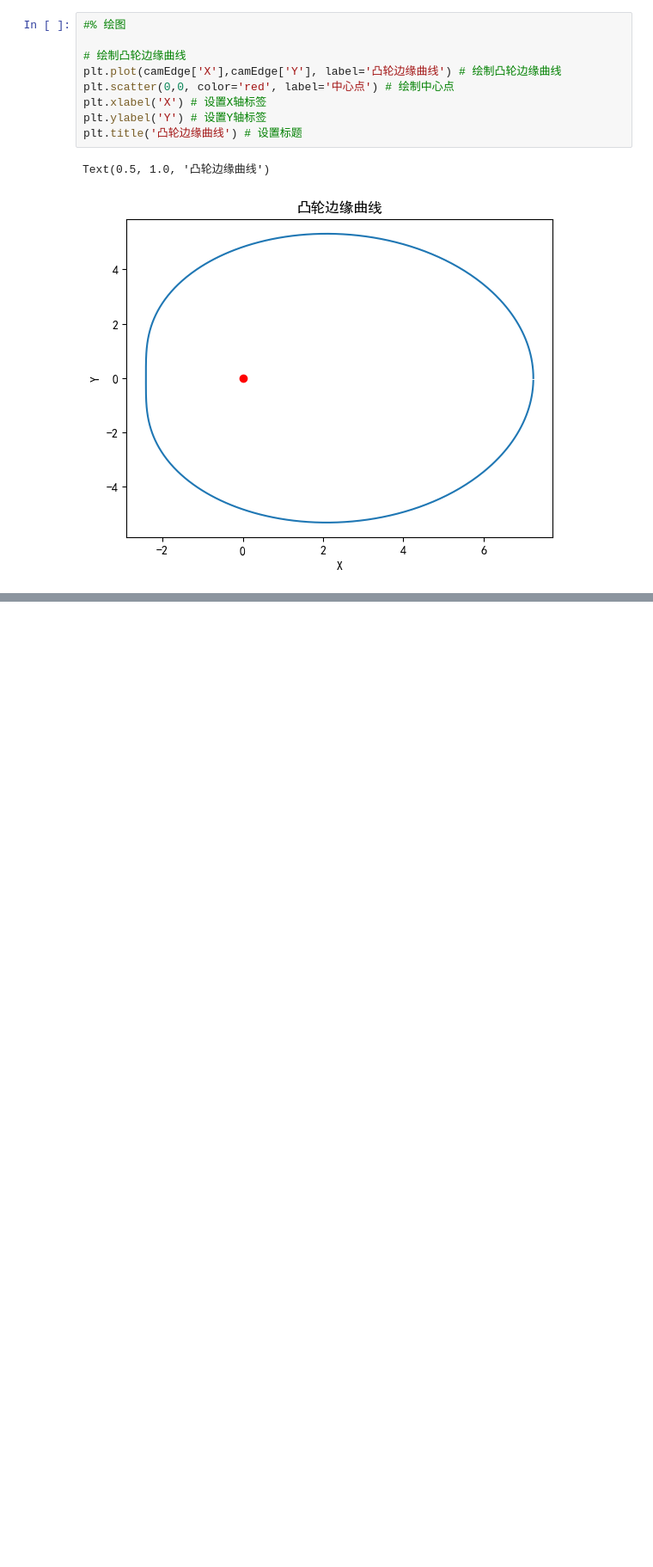
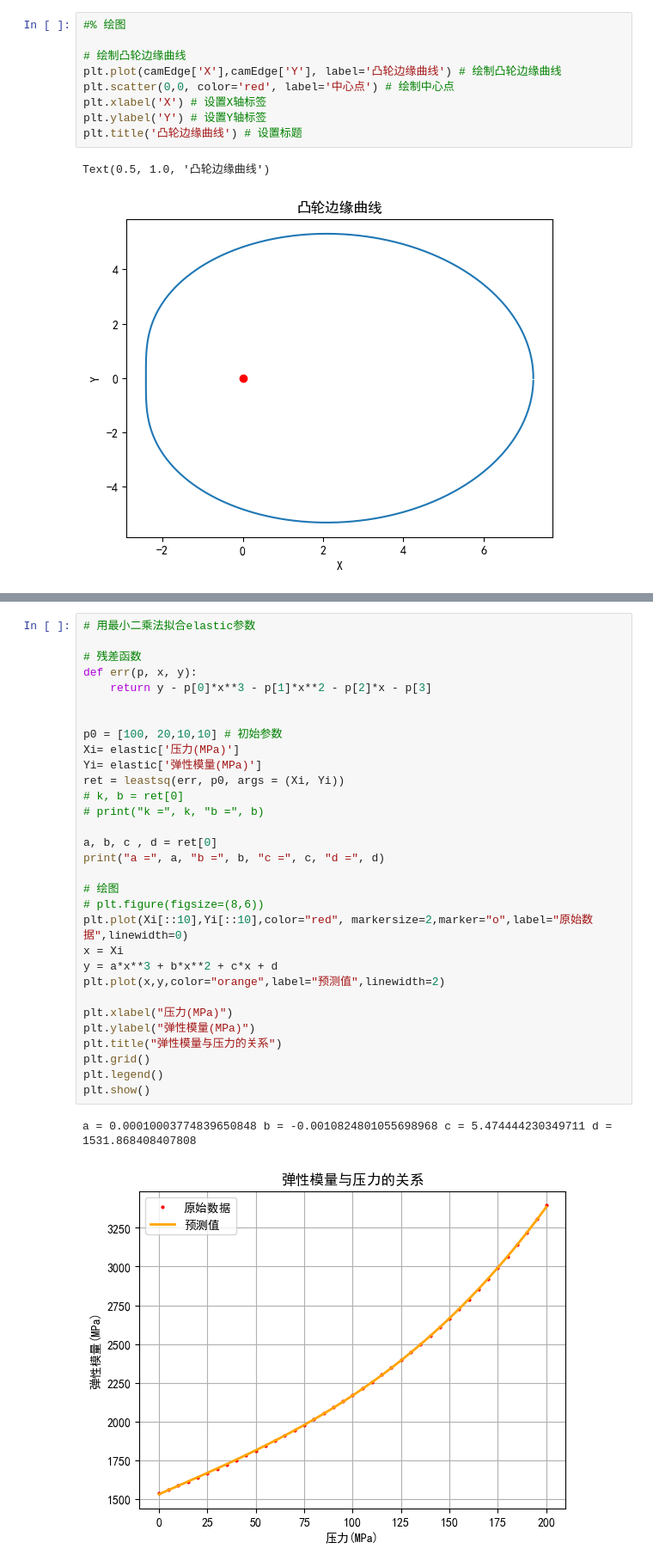
Before and after one commit to duwenba/2019-A, a Jupyter notebook: python/prob_1.ipynb, the cells around one changed output, grey strips where cells are left out. Shown at 86% size. Drawn from its saved outputs; the diff is of its cells as text; blank space fills up the shorter version.

```diff
--- a/python/prob_1.ipynb
+++ b/python/prob_1.ipynb
@@ -35,0 +37,34 @@ Text(0.5, 1.0, '针阀运动曲线')
+# %%
+# 用最小二乘法拟合elastic参数
+
+# 残差函数
+def err(p, x, y):
+    return y - p[0]*x**3 - p[1]*x**2 - p[2]*x - p[3]
+
+
+p0 = [100, 20,10,10] # 初始参数
+Xi= elastic['压力(MPa)']
+Yi= elastic['弹性模量(MPa)']
+ret = leastsq(err, p0, args = (Xi, Yi))
+# k, b = ret[0]
+# print("k =", k, "b =", b)
+
+a, b, c , d = ret[0]
+print("a =", a, "b =", b, "c =", c, "d =", d)
+
+# 绘图
+# plt.figure(figsize=(8,6))
+plt.plot(Xi[::10],Yi[::10],color="red", markersize=2,marker="o",label="原始数据",linewidth=0)
+x = Xi
+y = a*x**3 + b*x**2 + c*x + d
+plt.plot(x,y,color="orange",label="预测值",linewidth=2)
+
+plt.xlabel("压力(MPa)")
+plt.ylabel("弹性模量(MPa)")
+plt.title("弹性模量与压力的关系")
+plt.grid()
+plt.legend()
+plt.show()
+# %% [output]
+a = 0.00010003774839650848 b = -0.0010824801055698968 c = 5.474444230349711 d = 1531.868408407808
+[figure, added]
```
Also changed, not shown: parts of 3 cells of this notebook.
